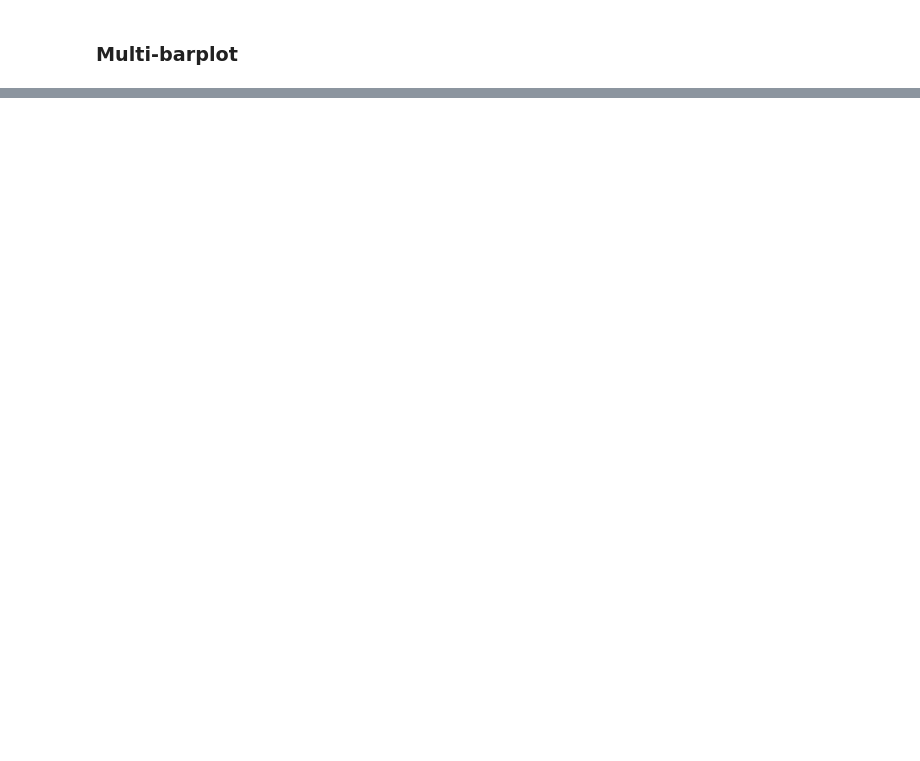
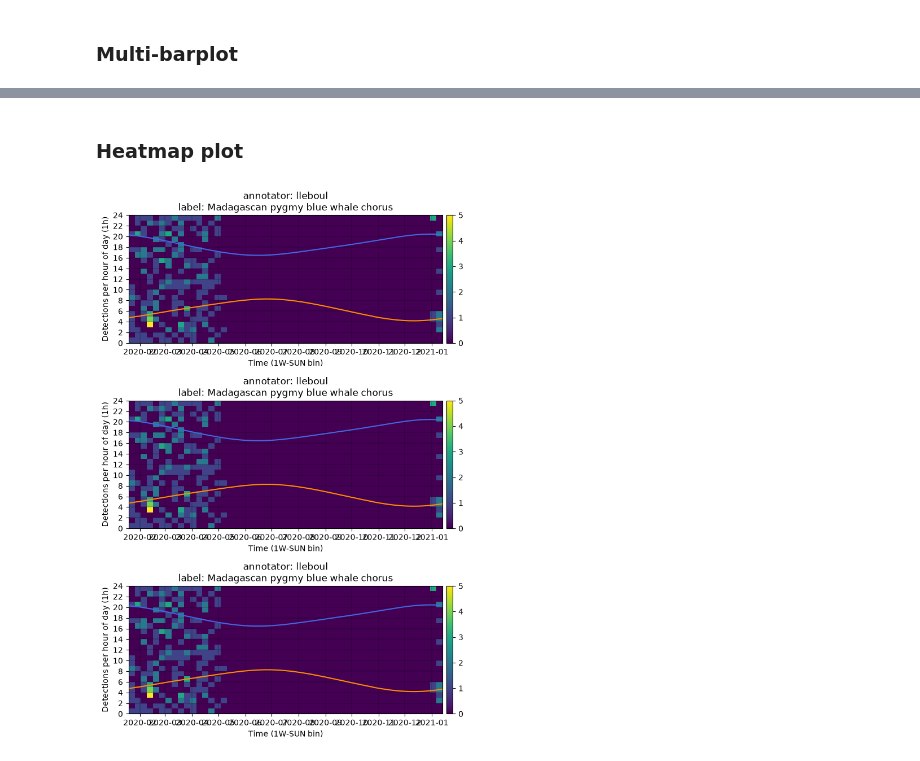
Before and after one commit to Project-OSmOSE/disclOSE, a Jupyter notebook: docs/source/example_LF.ipynb, the cells around one changed output, grey strips where cells are left out. Saved outputs shown, nothing was run; the diff lists cells and outputs as text; code cells hidden in the pictures; blank space fills up the shorter version.

```diff
--- a/docs/source/example_LF.ipynb
+++ b/docs/source/example_LF.ipynb
@@ -98,0 +93,17 @@ plt.show()
+# %% [markdown]
+### Heatmap plot
+# %%
+fig, axs = plt.subplots(3, 1, figsize=(8, 10))
+
+for i in range(len(axs)):
+    data_list[0].plot.heatmap(
+        ax=axs[i],
+        annotator="lleboul",
+        label="Madagascan pygmy blue whale chorus",
+        bin_size=frequencies.to_offset("1W-SUN"),
+        show_rise_set=True,
+    )
+    axs[i].get_legend().remove()
+plt.show()
+# %% [output]
+[figure, added]
```
Also changed, not shown: parts of 12 cells of this notebook, 13 other files.
